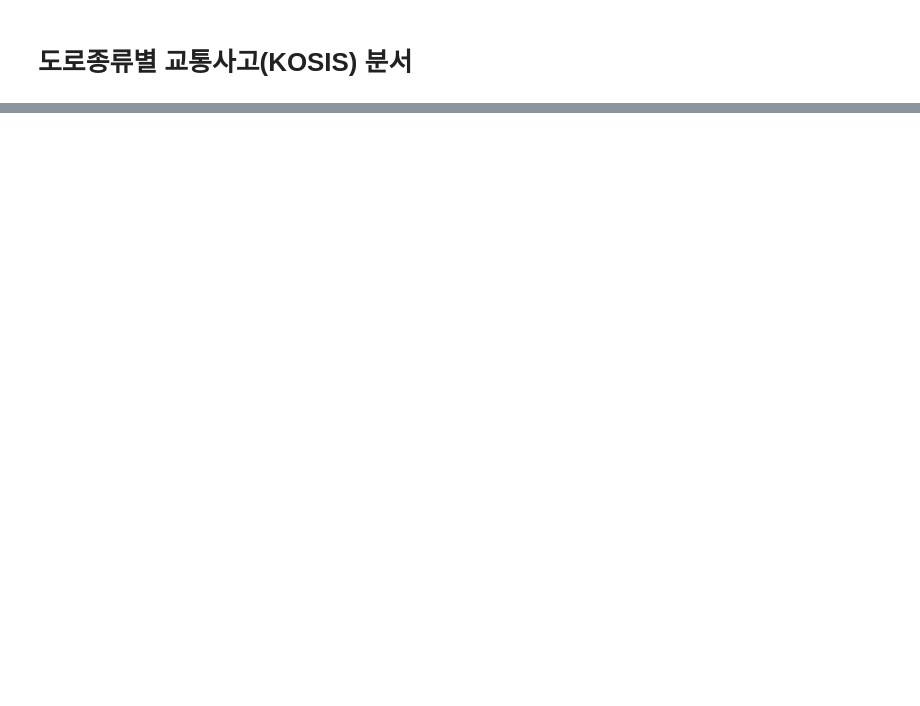
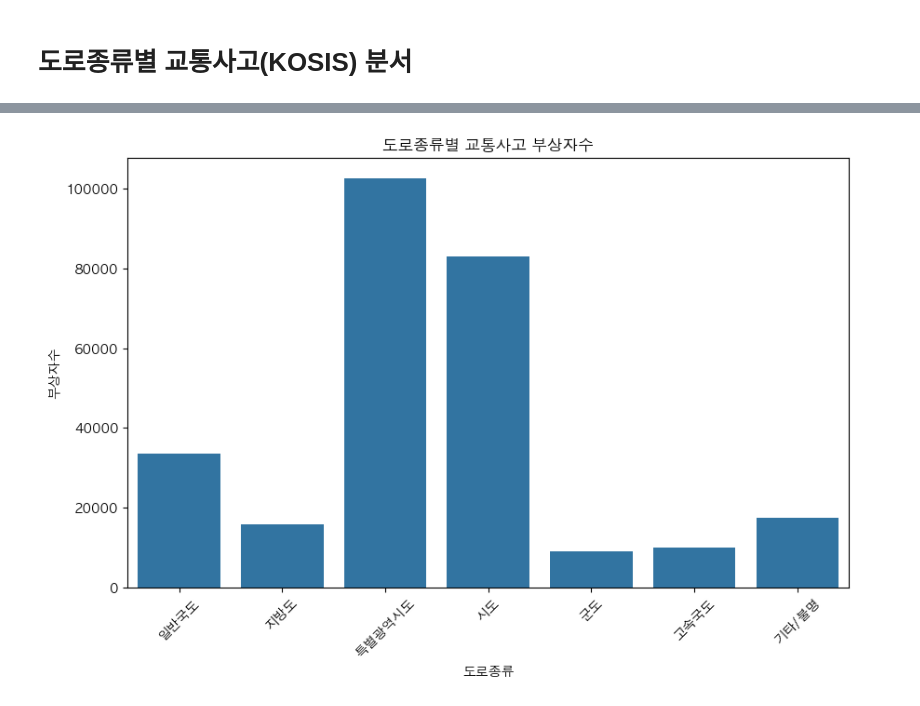
Before and after one commit to thihaoov/Korea-traffic-accident-analysis, a Jupyter notebook: notebooks/02_Accidents_by_Road_Type.ipynb, the cells around one changed output, grey strips where cells are left out. Saved outputs shown, nothing was run; the diff lists cells and outputs as text; code cells hidden in the pictures; blank space fills up the shorter version.

```diff
--- a/notebooks/02_Accidents_by_Road_Type.ipynb
+++ b/notebooks/02_Accidents_by_Road_Type.ipynb
@@ -19,0 +98,15 @@ df.head(10)
+# %%
+## 도로종류별 부상자수 그래프
+
+plt.figure(figsize=(10, 6))
+
+sns.barplot(data=df_total, x='도로종류별', y='부상자수')
+
+plt.title('도로종류별 교통사고 부상자수')
+plt.xlabel('도로종류')
+plt.ylabel('부상자수')
+plt.xticks(rotation=45)
+
+plt.show()
+# %% [output]
+[figure, added]
```
Also changed, not shown: parts of 9 cells of this notebook, 1 other file.
